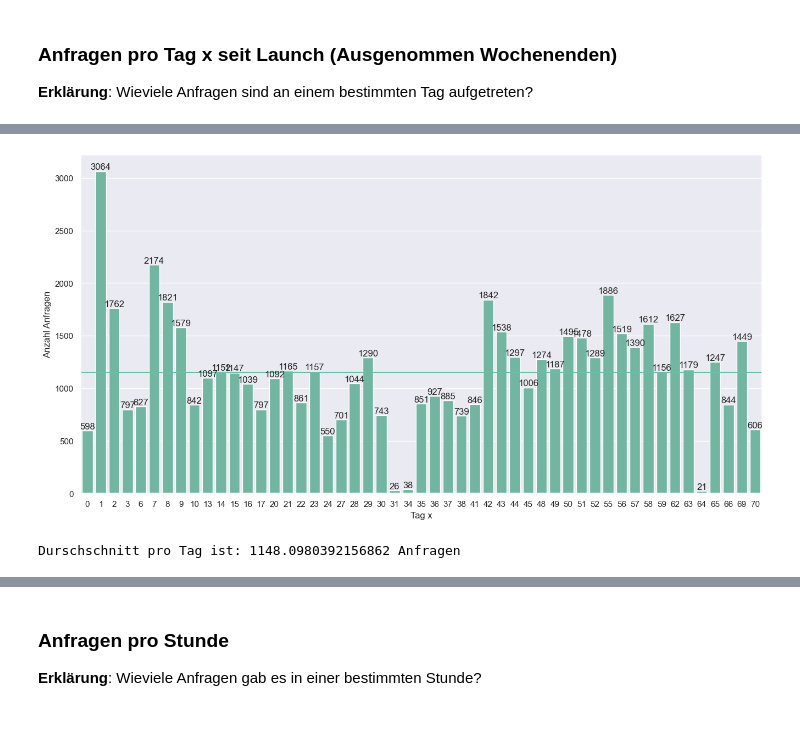
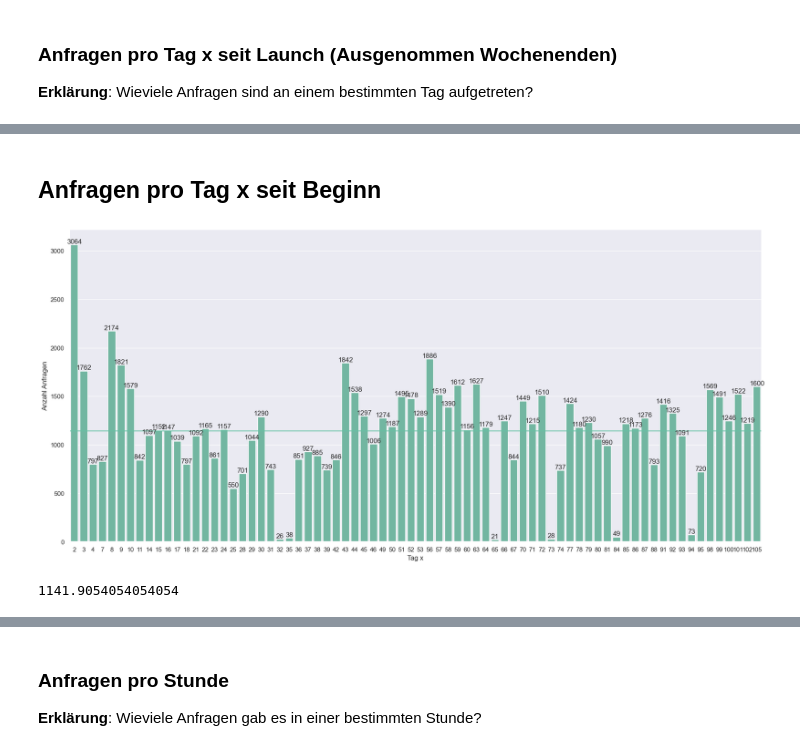
Before and after one commit to it-at-m/mucgpt, a Jupyter notebook: notebooks/ReadStatistics.ipynb, the cells around one changed output, grey strips where cells are left out. Saved outputs shown, nothing was run; the diff lists cells and outputs as text; code cells hidden in the pictures; blank space fills up the shorter version.

```diff
--- a/notebooks/ReadStatistics.ipynb
+++ b/notebooks/ReadStatistics.ipynb
@@ -14,10 +14,9 @@ df["updated_on"] = pd.to_datetime(df["updated_on"])
 df["hour"] = df["created_on"].dt.hour
 df["hourminute"] = (df["created_on"].dt.hour*100 + (df["created_on"].dt.minute)/60*100).astype(int)
 df["day"] = df["created_on"].dt.day_name(locale ='German')
-ref_date = pd.to_datetime(date(2024, 2, 27))
-df["dayscount"] = (df["created_on"] - ref_date).dt.components.days
-df  = df[df["dayscount"] >=0]
-df['referat'] = df['department'].str.split('-', expand=True)[0]
+ref_date = pd.to_datetime(date(2023, 11, 29))
+df["dayscount"] = (df["created_on"] - ref_date).dt.components.days -89
+df  = df[df["dayscount"] >=2]
 df
 # %% [output]
 |  | id | tokencount | department | messagecount | method | created_on | updated_on | hour | hourminute | ... |
@@ -109,13 +117,15 @@ plt.show()
+# %% [markdown]
+## Anfragen pro Tag x seit Beginn
 # %%
-a4_dims = (16, 8)
+a4_dims = (22, 10)
 fig, ax = plt.subplots(figsize=a4_dims)
 chart = sns.countplot(noweekenddf, x="dayscount", ax=ax)
 chart.set(xlabel='Tag x', ylabel='Anzahl Anfragen')
 meanday = noweekenddf.groupby(['dayscount'])[["dayscount"]].count()['dayscount'].mean()
 ax.bar_label(ax.containers[0])
 plt.axhline(y=meanday)
 plt.show()
-print("Durschschnitt pro Tag ist: " + str(meanday) + " Anfragen" )
+print(meanday)
 # %% [output]
-[figure, old version]
+[figure, new version]
-Durschschnitt pro Tag ist: 1148.0980392156862 Anfragen
+1141.9054054054054
```
Also changed, not shown: parts of 12 cells of this notebook, 3 other files.
